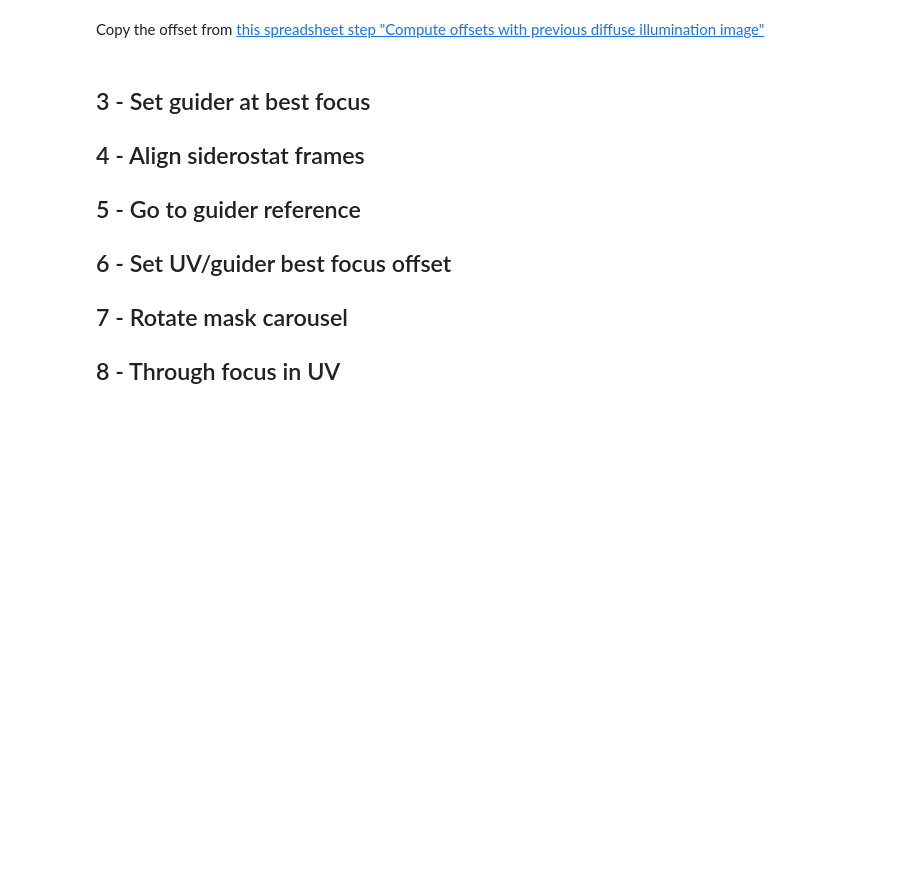
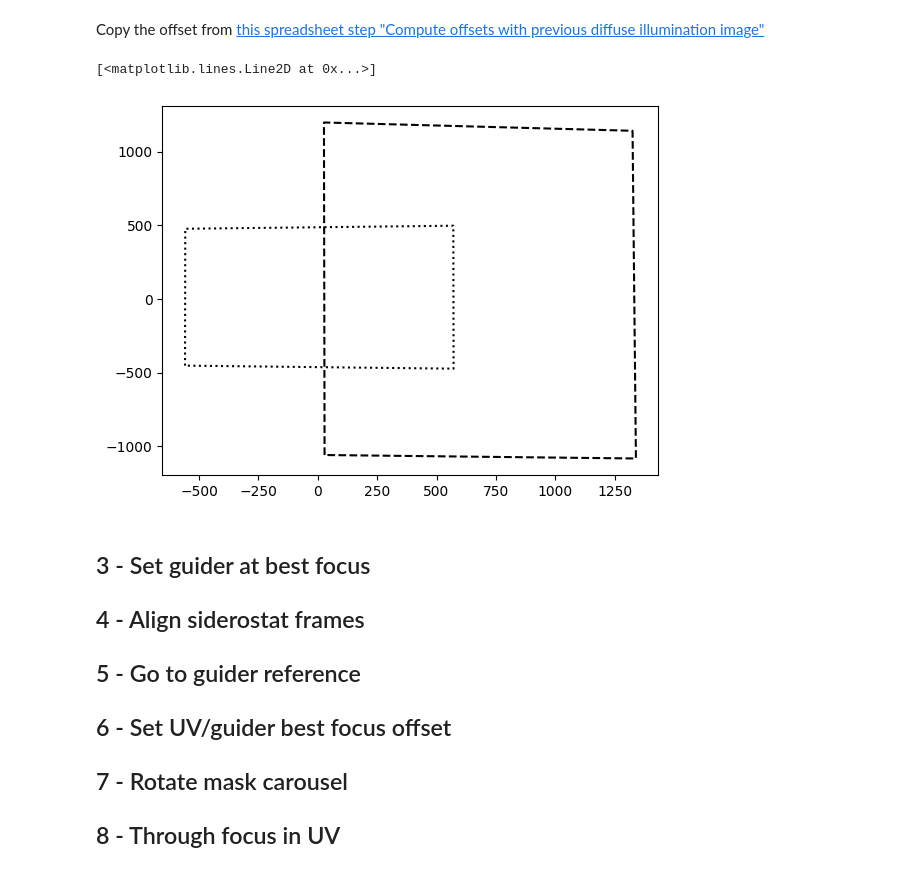
Before and after one commit to vpicouet/FireBallPipe, a Jupyter notebook: Notebook/2023/XY0_F4_230615.ipynb, the cells around one changed output. Cells and saved outputs as stored; diff of their text form; code cells hidden in the pictures; blank space fills up the shorter version.

```diff
--- a/Notebook/2023/XY0_F4_230615.ipynb
+++ b/Notebook/2023/XY0_F4_230615.ipynb
@@ -142,11 +158,13 @@ G2UV.set_detector_mapping(mask_det_map, offsets = diffuse_offset+1) #+1 offset i
 direct_map = lambda w, x, y: mask_det_map.map(w, x, y) + diffuse_offset
 inv_map = lambda w, x, y: mask_det_map.inv_map(w, x - diffuse_offset[0], y - diffuse_offset[1])
 # %%
-# edge_guider_coords=G2UV.GuiderP.pix2local([[0,0],[0,1080],[1280,1080],[1280,0],[0,0]])
-# edge_detector_coords=G2UV.detector2guider(np.array([[1088,0],[1088,2069],[2144,2069],[2144,0],[1088,0]]))
-# plt.plot(edge_guider_coords.lon.deg,edge_guider_coords.lat.deg)
-# plt.plot([i.lon.deg for i in edge_detector_coords],[i.lat.deg for i in edge_detector_coords])
-# plt.axis("equal")
+edge_guider_coords=G2UV.GuiderP.pix2local([[0,0],[0,1080],[1280,1080],[1280,0],[0,0]])
+edge_detector_coords=G2UV.detector2guider(np.array([[1088,0],[1088,2069],[2144,2069],[2144,0],[1088,0]]))
+plt.plot(3600*edge_guider_coords.lon.deg,3600*edge_guider_coords.lat.deg,":k")
+plt.plot(3600*np.array([i.lon.deg for i in edge_detector_coords]),3600*np.array([i.lat.deg for i in edge_detector_coords]),"--k")
+# %% [output]
+[<matplotlib.lines.Line2D at 0x...>]
+[figure, added]
 # %% [markdown]
 ## 3 - Set guider at best focus
 ## 4 - Align siderostat frames
```
Also changed, not shown: parts of 9 cells of this notebook, 30 other files.
